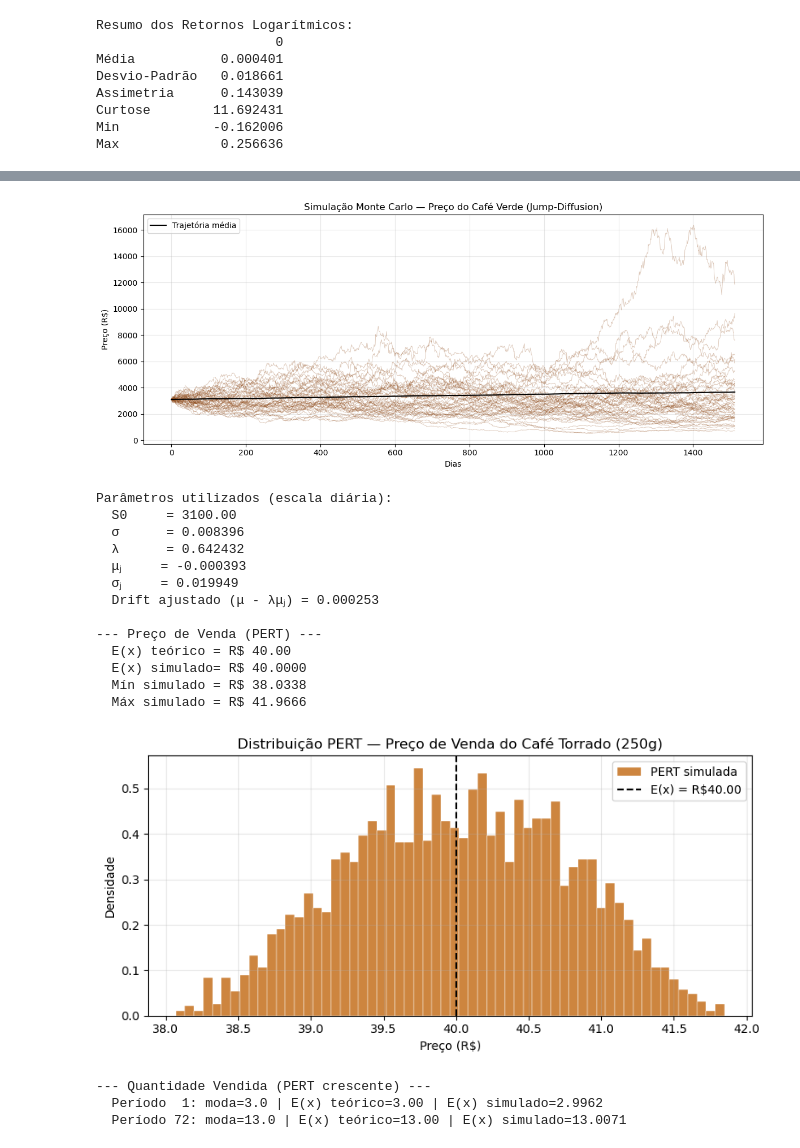
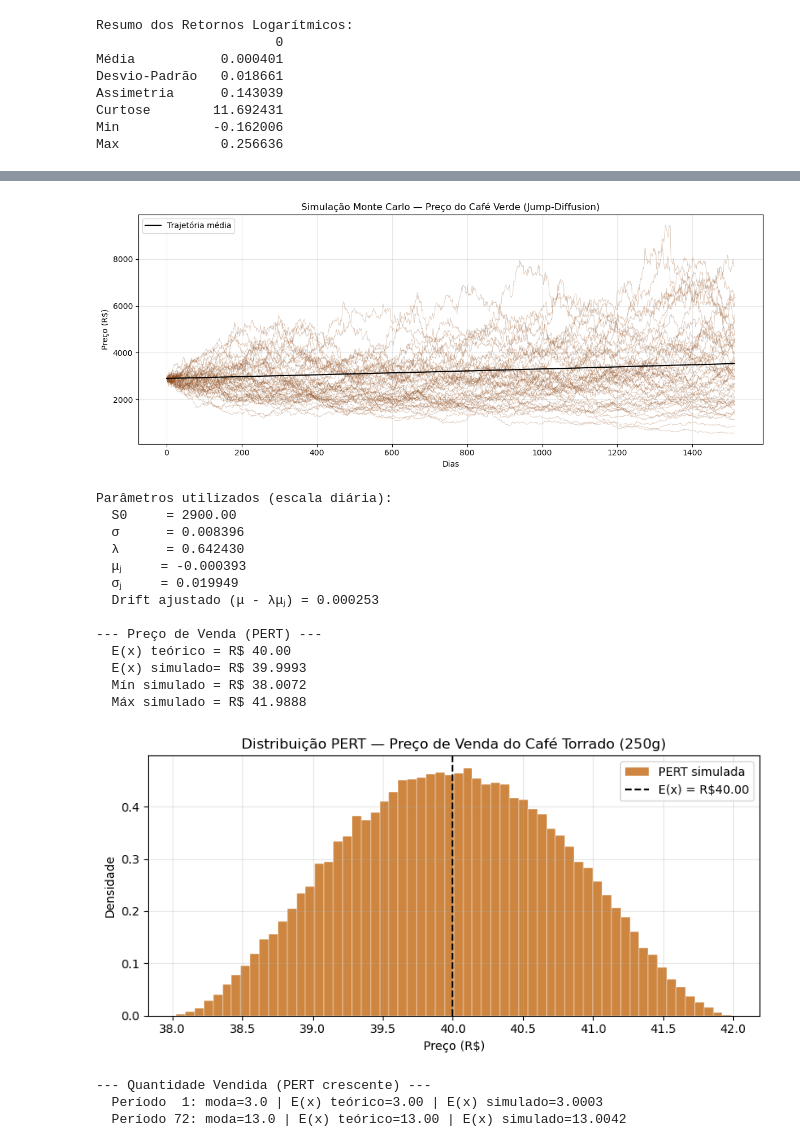
Before and after one commit to lucasgb33/C-digo-TCC, a Jupyter notebook: Simulação Monte Carlo.ipynb, the cells around one changed output, grey strips where cells are left out. Saved outputs shown, nothing was run; the diff lists cells and outputs as text; code cells hidden in the pictures.

```diff
--- a/Simulação Monte Carlo.ipynb
+++ b/Simulação Monte Carlo.ipynb
@@ -207,7 +207,7 @@ anteriores do notebook.
 
 CORREÇÕES aplicadas em relação ao código original:
   1. Preço de venda: triangular → PERT (Beta redimensionada)
-  2. Quantidade vendida: truncnorm → PERT com limites ±20% da moda
+  2. Quantidade vendida: triangular → PERT com limites ±20% da moda
   3. Adicionada simulação jump-diffusion que gera 'resultados'
   4. dt mantido em escala diária (consistente com MLE onde dt=1)
 =============================================================
@@ -325,10 +325,9 @@ def simular_jump_diffusion(S0, mu, sigma, lamb, mu_j, sigma_j,
 
 n_anos       = 6
 n_dias_sim   = n_anos * 252          # 1512 dias úteis
-n_simulacoes = 3000
+n_simulacoes = 100000
 
-# S0 = último preço observado da série (ajuste conforme seu df)
-S0 = 3100
+S0 = 2900
 
 resultados = simular_jump_diffusion(
     S0          = S0,
@@ -448,40 +447,40 @@ print(f"  Período  1: moda={moda_periodo[0]:.1f} | "
       f"E(x) teórico={E_quantidade[0]:.2f} | "
       f"E(x) simulado={quantidade[:, 0].mean():.4f}")
 print(f"  Período {n_meses:2d}: moda={moda_periodo[-1]:.1f} | "
       f"E(x) teórico={E_quantidade[-1]:.2f} | "
       f"E(x) simulado={quantidade[:, -1].mean():.4f}")
 
 # Trajetórias simuladas
 plt.figure(figsize=(12, 5))
 for i in range(40):
     plt.plot(quantidade[i], alpha=0.3, linewidth=0.6, color='steelblue')
 plt.plot(quantidade.mean(axis=0), color='black', linewidth=2,
          label='Média simulada')
 plt.plot(E_quantidade, color='firebrick', linewidth=1.5,
          linestyle='--', label='E(x) teórico (PERT)')
 plt.title('Trajetórias Simuladas — Quantidade Vendida (sacas/mês, PERT)')
 plt.xlabel('Mês')
 plt.ylabel('Sacas (60 kg)')
 plt.legend()
 plt.grid(True, alpha=0.3)
 plt.tight_layout()
 plt.show()
 # %% [output]
-[figure, old version]
+[figure, new version]
 Parâmetros utilizados (escala diária):
-  S0     = 3100.00
+  S0     = 2900.00
   σ      = 0.008396
-  λ      = 0.642432
+  λ      = 0.642430
   μⱼ     = -0.000393
   σⱼ     = 0.019949
   Drift ajustado (μ - λμⱼ) = 0.000253
 
 --- Preço de Venda (PERT) ---
   E(x) teórico = R$ 40.00
-  E(x) simulado= R$ 40.0000
-  Mín simulado = R$ 38.0338
-  Máx simulado = R$ 41.9666
+  E(x) simulado= R$ 39.9993
+  Mín simulado = R$ 38.0072
+  Máx simulado = R$ 41.9888
-[figure, old version]
+[figure, new version]
 --- Quantidade Vendida (PERT crescente) ---
-  Período  1: moda=3.0 | E(x) teórico=3.00 | E(x) simulado=2.9962
-  Período 72: moda=13.0 | E(x) teórico=13.00 | E(x) simulado=13.0071
+  Período  1: moda=3.0 | E(x) teórico=3.00 | E(x) simulado=3.0003
+  Período 72: moda=13.0 | E(x) teórico=13.00 | E(x) simulado=13.0042
```
Also changed, not shown: parts of 6 cells of this notebook, 1 other file.
